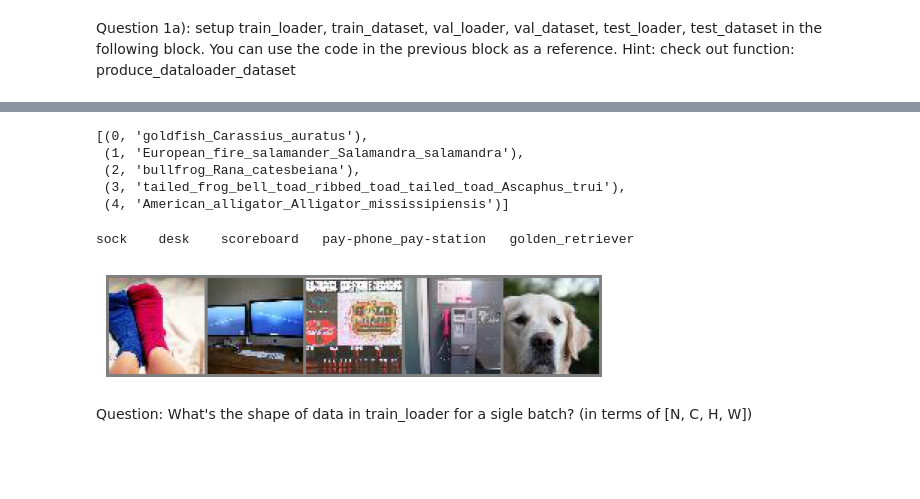
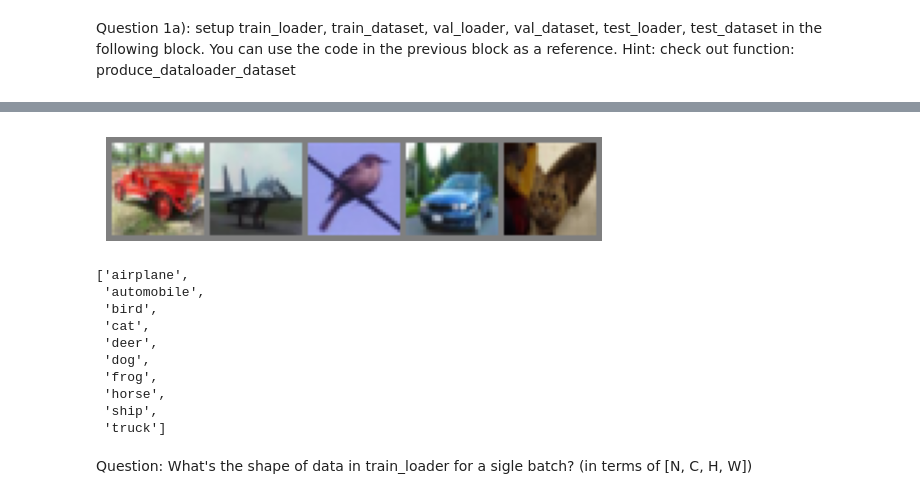
Before and after one commit to charlietcheng/Intro-to-EfficientNet, a Jupyter notebook: Efficientnet_sol.ipynb, the cells around one changed output, grey strips where cells are left out. Drawn from its saved outputs; the diff is of its cells as text; code cells hidden in the pictures; blank space fills up the shorter version.

```diff
--- a/Efficientnet_sol.ipynb
+++ b/Efficientnet_sol.ipynb
@@ -106,3 +88,9 @@ test_transform = transforms.Compose(
         transforms.Normalize((0.5, 0.5, 0.5), (0.5, 0.5, 0.5))
     ]
 )
+# %%
+trainset = torchvision.datasets.CIFAR10(root='./data', train=True,
+                                        download=True, transform=train_transform)
+
+testset = torchvision.datasets.CIFAR10(root='./data', train=False,
+                                       download=True, transform=test_transform)
@@ -108,0 +104,4 @@ test_transform = transforms.Compose(
+# %%
+train_size, val_size = 40000, 10000
+train_ds, val_ds = random_split(trainset, [train_size, val_size])
+len(train_ds), len(val_ds)
@@ -122,3 +113,17 @@ test_loader, test_dataset = produce_dataloader_dataset(TEST_PATH, "test", test_t
+# %%
+#######################
+# TODO: your code here#
+#######################
+trainloader = DataLoader(train_ds, batch_size=256,
+                          shuffle=True, num_workers=2)
+valloader = DataLoader(val_ds, batch_size=256,
+                        shuffle=True, num_workers=2)
+testloader = DataLoader(testset, batch_size=256,
+                          shuffle=False, num_workers=2)
+
+#######################
+#END OF YOUR CODE    #
+#######################
 # %%
 #helper functions for displaying images
 def imshow(img):
@@ -170,18 +140,21 @@ list(class_label_dict.items())[:10]
-# %%
-id_to_label_dict = labeling_helper(train_dataset, class_label_dict)
-
-list(id_to_label_dict.items())[:5]
-# %% [output]
-[(0, 'goldfish_Carassius_auratus'),
- (1, 'European_fire_salamander_Salamandra_salamandra'),
- (2, 'bullfrog_Rana_catesbeiana'),
- (3, 'tailed_frog_bell_toad_ribbed_toad_tailed_toad_Ascaphus_trui'),
- (4, 'American_alligator_Alligator_mississipiensis')]
 # %%
-dump_batch(train_loader)
+dump_batch(trainloader)
 # %% [output]
-sock    desk    scoreboard   pay-phone_pay-station   golden_retriever
-[figure, old version]
+[figure, new version]
+# %%
+classes = trainset.classes
+classes
+# %% [output]
+['airplane',
+ 'automobile',
+ 'bird',
+ 'cat',
+ 'deer',
+ 'dog',
+ 'frog',
+ 'horse',
+ 'ship',
+ 'truck']
 # %% [markdown]
 Question: What's the shape of data in train_loader for a sigle batch? (in terms of [N, C, H, W])
 # %% [markdown]
```
Also changed, not shown: parts of 15 cells of this notebook.
